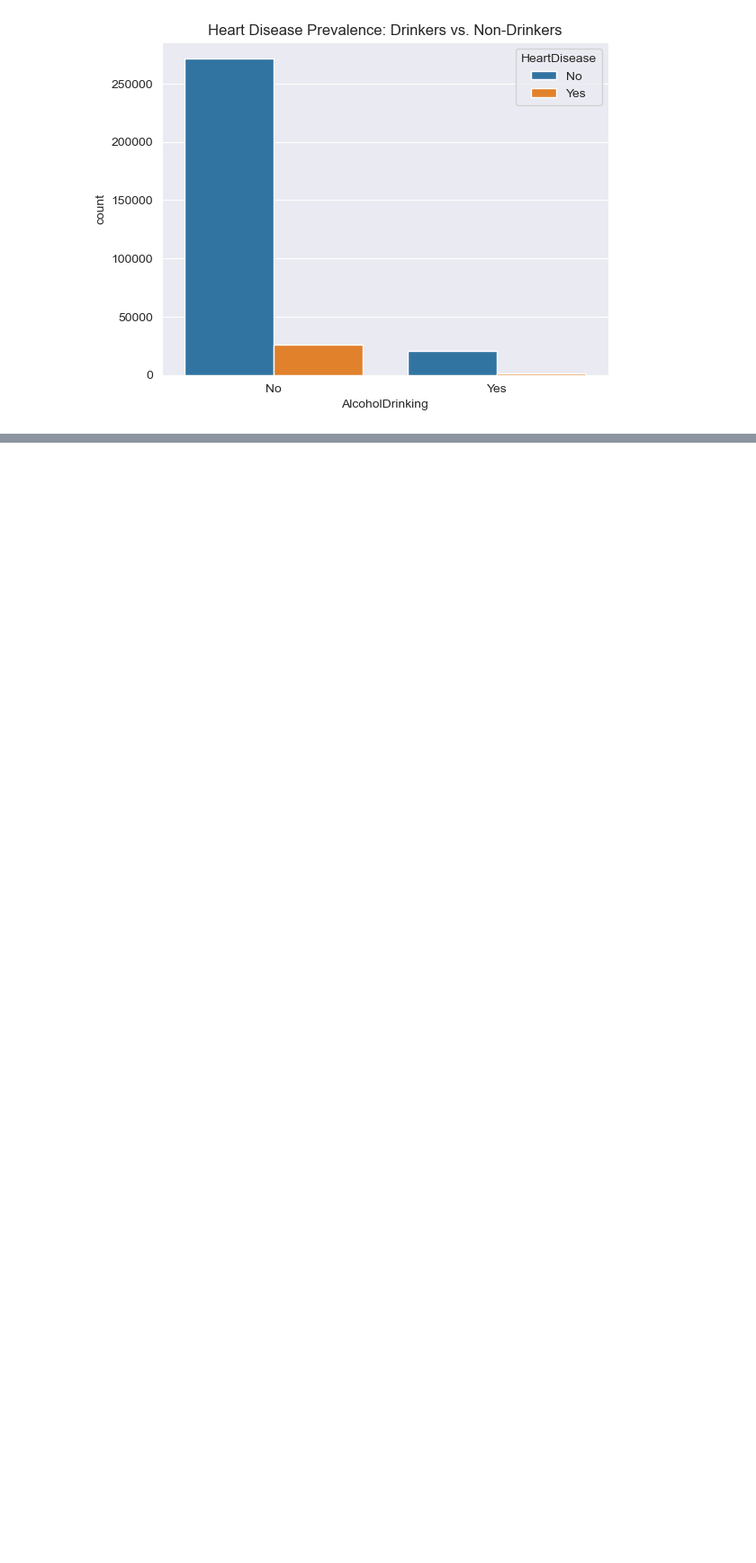
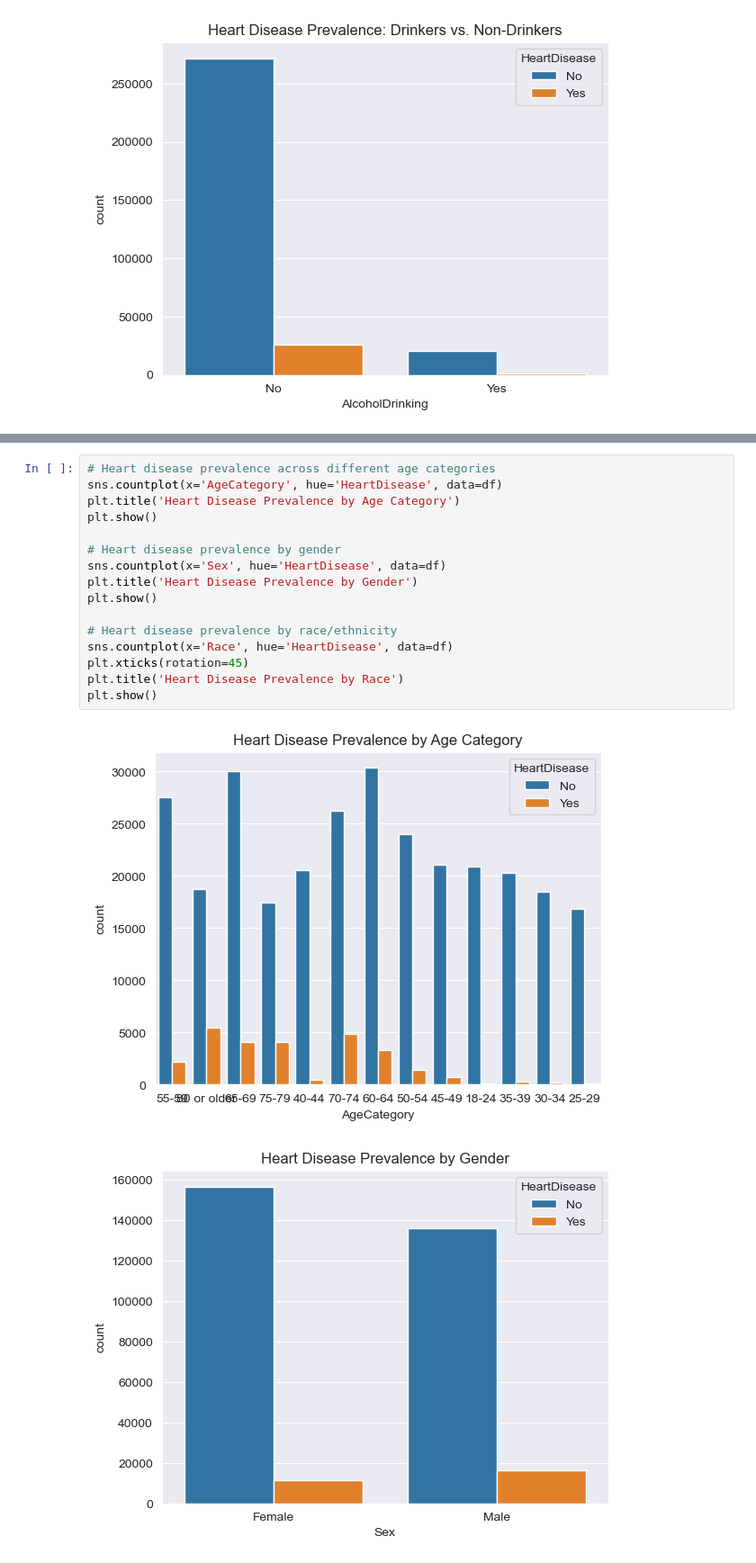
Before and after one commit to ronydebnath/STDS-15, a Jupyter notebook: AT_2B.ipynb, the cells around one changed output, grey strips where cells are left out. Shown at 90% size. Saved outputs shown, nothing was run; the diff lists cells and outputs as text; blank space fills up the shorter version.

```diff
--- a/AT_2B.ipynb
+++ b/AT_2B.ipynb
@@ -92,0 +98,19 @@ plt.show()
+# %%
+# Heart disease prevalence across different age categories
+sns.countplot(x='AgeCategory', hue='HeartDisease', data=df)
+plt.title('Heart Disease Prevalence by Age Category')
+plt.show()
+
+# Heart disease prevalence by gender
+sns.countplot(x='Sex', hue='HeartDisease', data=df)
+plt.title('Heart Disease Prevalence by Gender')
+plt.show()
+
+# Heart disease prevalence by race/ethnicity
+sns.countplot(x='Race', hue='HeartDisease', data=df)
+plt.xticks(rotation=45)
+plt.title('Heart Disease Prevalence by Race')
+plt.show()
+# %% [output]
+[figure, added]
+[figure, added]
```
Also changed, not shown: parts of 15 cells of this notebook.
